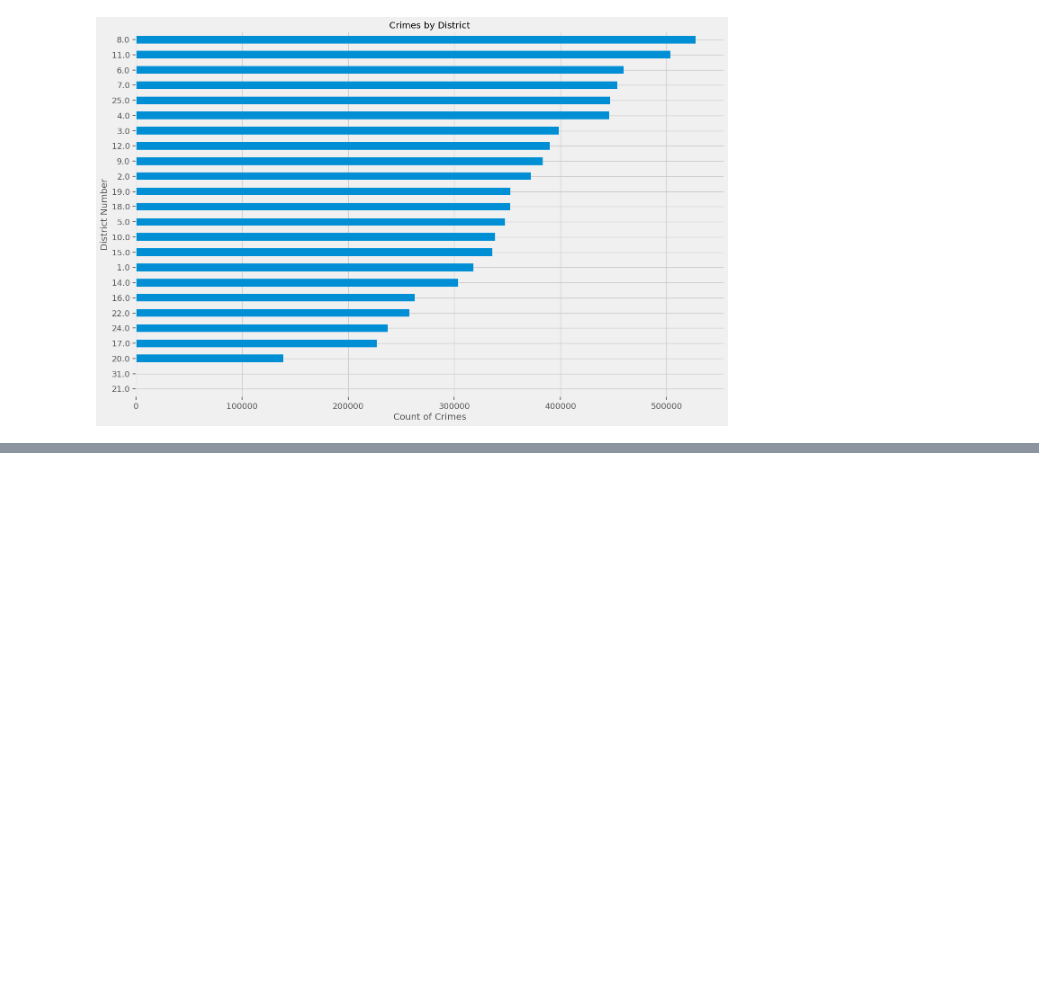
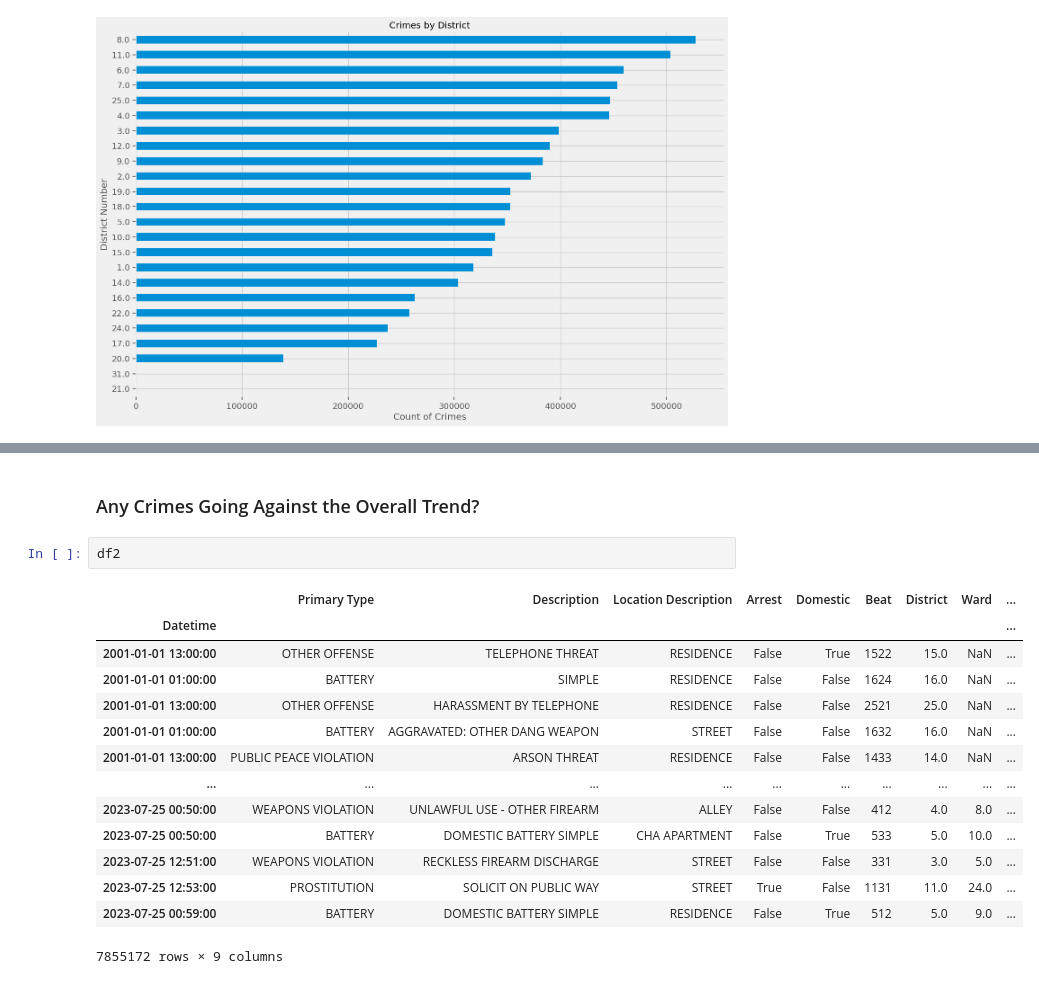
Before and after one commit to jonnunez92/Project-4---Chicago-Crime-Data, a Jupyter notebook: Project 4_Part 1 - Chicago Crime Data - Jonathan Nunez.ipynb, the cells around one changed output, grey strips where cells are left out. Cells and saved outputs as stored; diff of their text form; blank space fills up the shorter version.

```diff
--- a/Project 4_Part 1 - Chicago Crime Data - Jonathan Nunez.ipynb
+++ b/Project 4_Part 1 - Chicago Crime Data - Jonathan Nunez.ipynb
@@ -272,0 +324,19 @@ plt.title('Crimes by District');
+# %% [markdown]
+### Any Crimes Going Against the Overall Trend?
+# %%
+df2
+# %% [output]
+|  | Primary Type | Description | Location Description | Arrest | Domestic | Beat | District | Ward | ... |
+| Datetime |  |  |  |  |  |  |  |  | ... |
+| 2001-01-01 13:00:00 | OTHER OFFENSE | TELEPHONE THREAT | RESIDENCE | False | True | 1522 | 15.0 | NaN | ... |
+| 2001-01-01 01:00:00 | BATTERY | SIMPLE | RESIDENCE | False | False | 1624 | 16.0 | NaN | ... |
+| 2001-01-01 13:00:00 | OTHER OFFENSE | HARASSMENT BY TELEPHONE | RESIDENCE | False | False | 2521 | 25.0 | NaN | ... |
+| 2001-01-01 01:00:00 | BATTERY | AGGRAVATED: OTHER DANG WEAPON | STREET | False | False | 1632 | 16.0 | NaN | ... |
+| 2001-01-01 13:00:00 | PUBLIC PEACE VIOLATION | ARSON THREAT | RESIDENCE | False | False | 1433 | 14.0 | NaN | ... |
+| ... | ... | ... | ... | ... | ... | ... | ... | ... | ... |
+| 2023-07-25 00:50:00 | WEAPONS VIOLATION | UNLAWFUL USE - OTHER FIREARM | ALLEY | False | False | 412 | 4.0 | 8.0 | ... |
+| 2023-07-25 00:50:00 | BATTERY | DOMESTIC BATTERY SIMPLE | CHA APARTMENT | False | True | 533 | 5.0 | 10.0 | ... |
+| 2023-07-25 12:51:00 | WEAPONS VIOLATION | RECKLESS FIREARM DISCHARGE | STREET | False | False | 331 | 3.0 | 5.0 | ... |
+| 2023-07-25 12:53:00 | PROSTITUTION | SOLICIT ON PUBLIC WAY | STREET | True | False | 1131 | 11.0 | 24.0 | ... |
+| 2023-07-25 00:59:00 | BATTERY | DOMESTIC BATTERY SIMPLE | RESIDENCE | False | True | 512 | 5.0 | 9.0 | ... |
+7855172 rows × 9 columns
```
Also changed, not shown: parts of 21 cells of this notebook.
